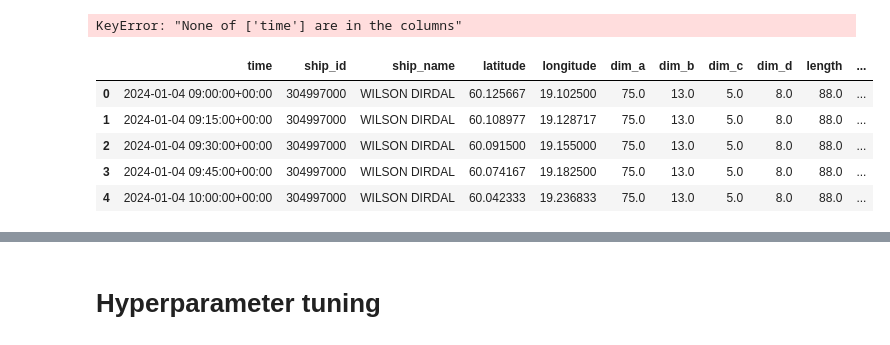
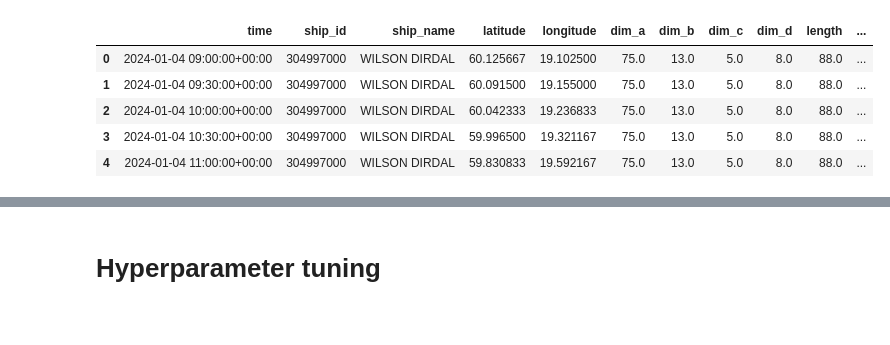
Before and after one commit to martenb-se/-id2223-project, a Jupyter notebook: training_pipeline.ipynb, the cells around one changed output, grey strips where cells are left out. Saved outputs shown, nothing was run; the diff lists cells and outputs as text; code cells hidden in the pictures.

```diff
--- a/training_pipeline.ipynb
+++ b/training_pipeline.ipynb
@@ -52,45 +69,30 @@ print(bridge_df.head())
-# %%
-# Assuming 'ais_data' is your DataFrame containing AIS data with 'time' and 'ship_id' columns
-
-vessels_timestamp_fix.sort_index(inplace=True)
-
-# Get the unique list of ship IDs
-all_ships = vessels_timestamp_fix['ship_id'].unique()
-
-
-vessels_timestamp_fix.set_index('time', inplace=True)
-
-# Resample the data at 15-minute intervals for each ship and fill missing values
-resampled_data = pd.DataFrame()
-
-for ship_id in all_ships:
-    # Filter data for each ship
-    ship_data = vessels_timestamp_fix[vessels_timestamp_fix['ship_id'] == ship_id]
-
-    # Resample for each ship at 15-minute intervals and fill missing values using backfilling
-    # Backfilling uses the previous value, if a value is missing
-    resampled_ship_data = ship_data.resample('15T').bfill().reset_index()
-
-    # Append resampled data for each ship to the combined dataset
-    resampled_data = pd.concat([resampled_data, resampled_ship_data], ignore_index=True)
-
-
-# Resample the data at 15-minute intervals and create a MultiIndex with time and ship_id
-#idx = pd.MultiIndex.from_product([vessels_timestamp_fix.index.unique(), all_ships], names=['time', 'ship_id'])
-#ais_data_filled = vessels_timestamp_fix.reindex(idx)
-
-# Reset index to have 'time' and 'ship_id' as regular columns
-#ais_data_filled.reset_index(inplace=True)
-
-# Now, ais_data_filled contains all combinations of ship IDs for each 15-minute interval
-# %% [output]
-KeyError: "None of ['time'] are in the columns"
-# %%
-display(resampled_data.head())
-# %% [output]
-|  | time | ship_id | ship_name | latitude | longitude | dim_a | dim_b | dim_c | dim_d | length | ... |
-| 0 | 2024-01-04 09:00:00+00:00 | 304997000 | WILSON DIRDAL | 60.125667 | 19.102500 | 75.0 | 13.0 | 5.0 | 8.0 | 88.0 | ... |
-| 1 | 2024-01-04 09:15:00+00:00 | 304997000 | WILSON DIRDAL | 60.108977 | 19.128717 | 75.0 | 13.0 | 5.0 | 8.0 | 88.0 | ... |
-| 2 | 2024-01-04 09:30:00+00:00 | 304997000 | WILSON DIRDAL | 60.091500 | 19.155000 | 75.0 | 13.0 | 5.0 | 8.0 | 88.0 | ... |
-| 3 | 2024-01-04 09:45:00+00:00 | 304997000 | WILSON DIRDAL | 60.074167 | 19.182500 | 75.0 | 13.0 | 5.0 | 8.0 | 88.0 | ... |
-| 4 | 2024-01-04 10:00:00+00:00 | 304997000 | WILSON DIRDAL | 60.042333 | 19.236833 | 75.0 | 13.0 | 5.0 | 8.0 | 88.0 | ... |
+# %%
+"""
+Resamples time series data at given intervals (timestep) for each unique vessel,
+filling missing values by backfilling from the previous available data point.
+
+:param df: DataFrame containing the timestamped vessel data
+:param df: String defining the time step, default '15T'
+:return: DataFrame containing the resampled data.
+"""
+def resample_and_fill_missing_values(df, time_step='15T'):
+    unique_ships = df['ship_id'].unique()
+    df = df.set_index('time')
+    resampled_data = pd.DataFrame()
+
+    for ship_id in unique_ships:
+        ship_data = df[df['ship_id'] == ship_id]
+        resampled_ship_data = ship_data.resample(time_step).bfill().reset_index()
+        resampled_data = pd.concat([resampled_data, resampled_ship_data], ignore_index=True)
+
+    return resampled_data
+# %%
+vessels_resampled_df = resample_and_fill_missing_values(vessels_timestamp_fix, '30T')
+display(vessels_resampled_df.head())
+# %% [output]
+|  | time | ship_id | ship_name | latitude | longitude | dim_a | dim_b | dim_c | dim_d | length | ... |
+| 0 | 2024-01-04 09:00:00+00:00 | 304997000 | WILSON DIRDAL | 60.125667 | 19.102500 | 75.0 | 13.0 | 5.0 | 8.0 | 88.0 | ... |
+| 1 | 2024-01-04 09:30:00+00:00 | 304997000 | WILSON DIRDAL | 60.091500 | 19.155000 | 75.0 | 13.0 | 5.0 | 8.0 | 88.0 | ... |
+| 2 | 2024-01-04 10:00:00+00:00 | 304997000 | WILSON DIRDAL | 60.042333 | 19.236833 | 75.0 | 13.0 | 5.0 | 8.0 | 88.0 | ... |
+| 3 | 2024-01-04 10:30:00+00:00 | 304997000 | WILSON DIRDAL | 59.996500 | 19.321167 | 75.0 | 13.0 | 5.0 | 8.0 | 88.0 | ... |
+| 4 | 2024-01-04 11:00:00+00:00 | 304997000 | WILSON DIRDAL | 59.830833 | 19.592167 | 75.0 | 13.0 | 5.0 | 8.0 | 88.0 | ... |
```
Also changed, not shown: parts of 21 cells of this notebook.
